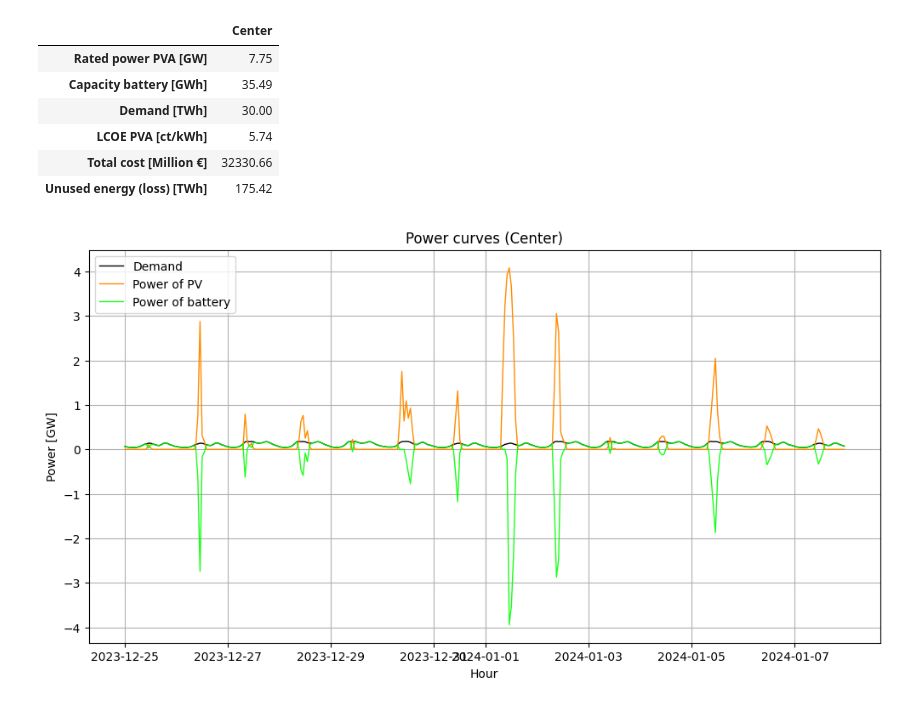
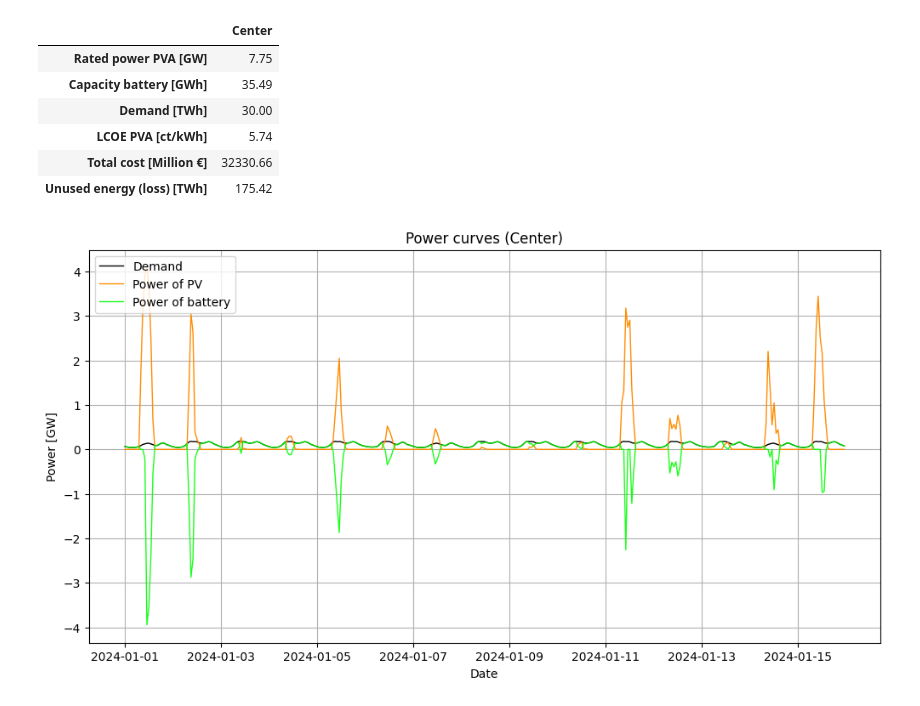
Before and after one commit to Lakim17/SERTS, a Jupyter notebook: pv_batt_opt.ipynb, the cells around one changed output. Saved outputs shown, nothing was run; the diff lists cells and outputs as text; code cells hidden in the pictures.

Commit message:
edited visualisation

```diff
--- a/pv_batt_opt.ipynb
+++ b/pv_batt_opt.ipynb
@@ -497,31 +497,31 @@ display(df_results_overview.round(2))
 # %%
 # -- Visualisierung der Modellausgaben
 df_result_for_visualization = df_result.loc[
-    "2023-12-25":"2024-01-07", ("P_pva_model", "P_bat", "P_demand", "loss") # "2020-06-01 00:00:00":"2020-06-12 23:50:00"
+    "2024-01-01":"2024-01-15", ("P_pva_model", "P_bat", "P_demand", "loss") # "2020-06-01 00:00:00":"2020-06-12 23:50:00"
     ]#.resample("D").mean()
 # df_result_for_visualization = df_result_for_visualization.groupby(df_result_for_visualization.index.time).mean()
 
 x = df_result_for_visualization.index #[t.hour + t.minute / 60 for t in df_result_for_visualization.index] #
 y_demand = df_result_for_visualization["P_demand"] / 1e9
 y_pva = df_result_for_visualization["P_pva_model"] / 1e9
 y_bat = df_result_for_visualization["P_bat"] / 1e9
 y_loss = df_result_for_visualization["loss"] / 1e9
 y_sum = y_pva - y_loss + y_bat
 
 fig, ax1 = plt.subplots(figsize=(12, 6))
 
 ax1.plot(x, y_demand, label="Demand", linewidth=1, color="black", alpha=1)
 ax1.plot(x, y_pva, label="Power of PV", linewidth=1, color="darkorange", alpha=1)
 ax1.plot(x, y_bat, label="Power of battery", linewidth=1, color="lime", alpha=0.9)
 ax1.set_ylabel("Power [GW]")
-ax1.set_xlabel("Hour") ######### Year
+ax1.set_xlabel("Date") ######### Year
 ax1.legend(loc="upper left")
 
 # ax1.set_xticks([0, 4, 8, 12, 16, 20, 24]) #########
 
 plt.grid(True)
 
 plt.title(f"Power curves ({list_str_location[i]})")
 plt.show()
 # %% [output]
-[figure, old version]
+[figure, new version]
```
